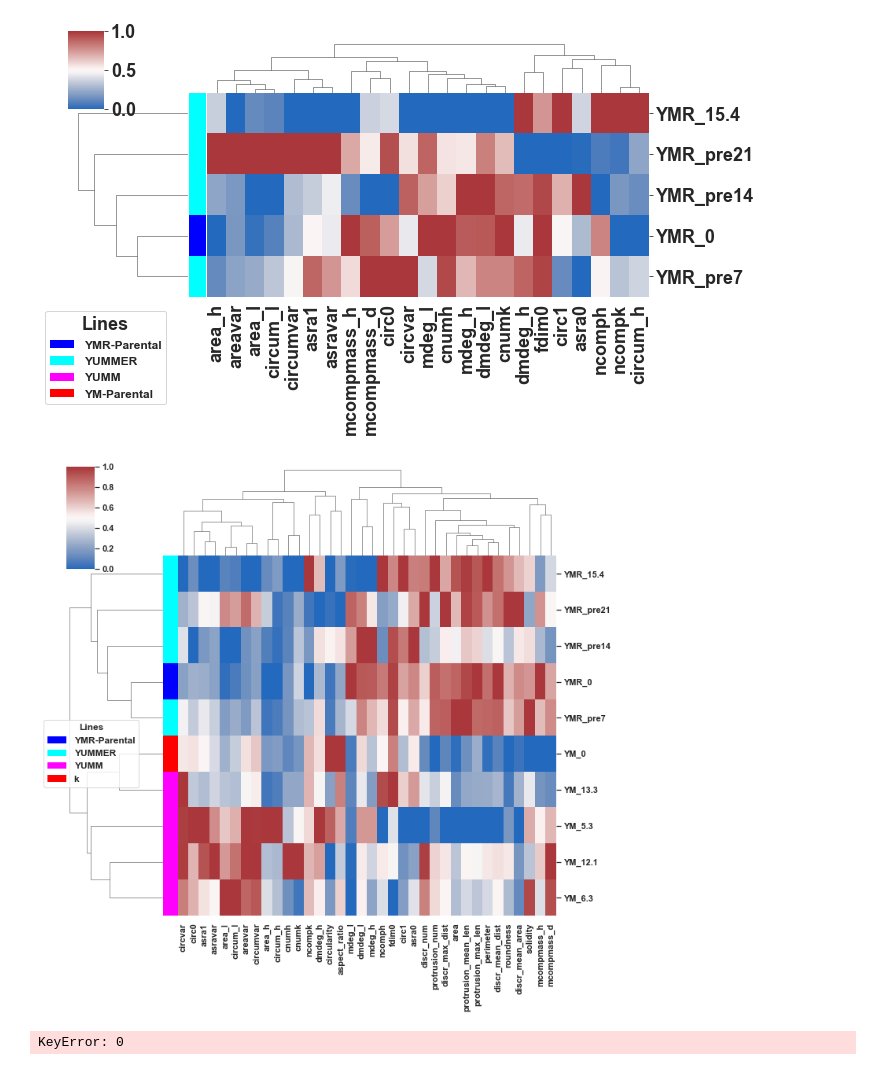
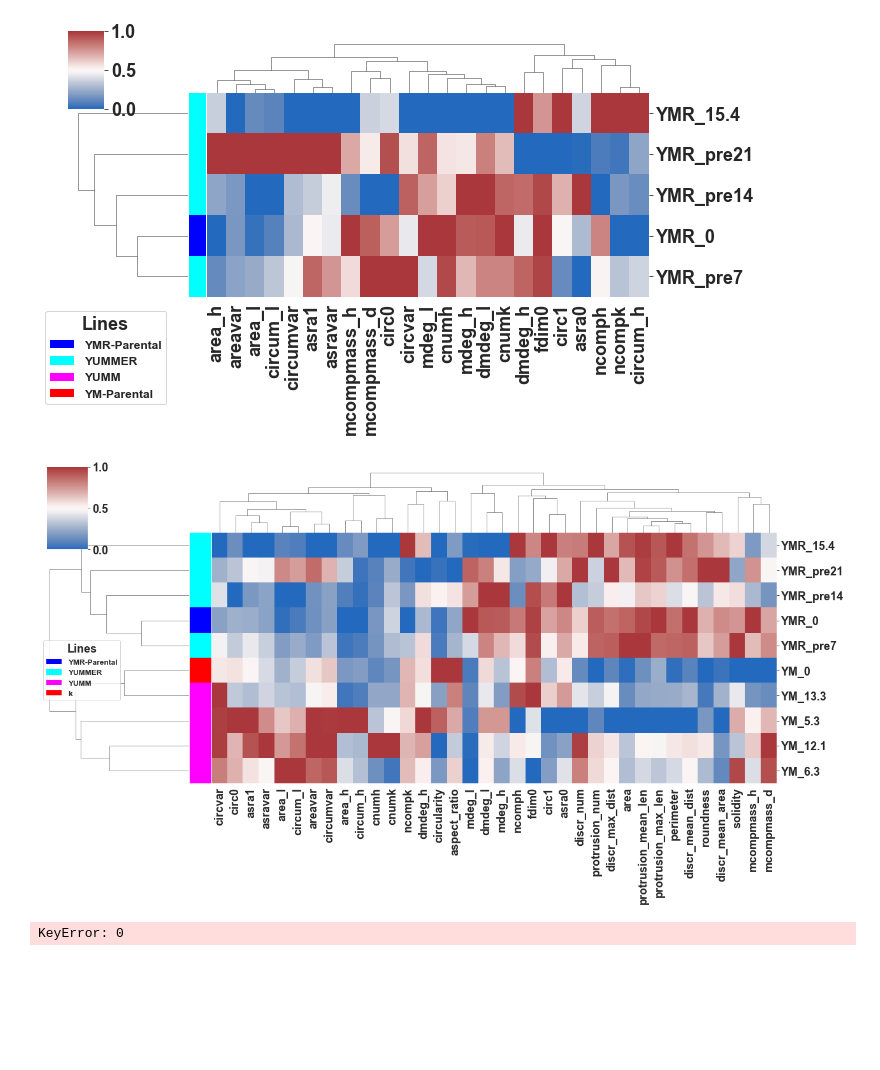
Before and after one commit to trevor-chan/research, a Jupyter notebook: morpho_scripts/Untitled.ipynb, the cells around one changed output. Cells and saved outputs as stored; diff of their text form; code cells hidden in the pictures; blank space fills up the shorter version.

```diff
--- a/morpho_scripts/Untitled.ipynb
+++ b/morpho_scripts/Untitled.ipynb
@@ -979,7 +979,7 @@ from scipy import stats
 sns.color_palette("coolwarm", as_cmap=True)
 
 #testdf = df.copy(deep=True)
-testdf = df.copy(deep=True)
+testdf = df_2d.copy(deep=True)
 
 lineages = testdf.pop('lineage')
 #testdf.pop('line')
@@ -991,7 +991,7 @@ lineages = testdf.pop('lineage')
 #print(dropindices)
 #testdf = testdf.drop(dropindices)
 #lineages = lineages.drop(dropindices)
-row_colors = [color_picker(lineage[0])[0] for lineage in df.loc[:,['lineage']].values]
+row_colors = [color_picker(lineage[0])[0] for lineage in df_2d.loc[:,['lineage']].values]
 #dropindices.sort(reverse=True)
 #for index in dropindices:
 #    del row_colors[index]
@@ -1008,5 +1008,5 @@ l1 = g.ax_col_dendrogram.legend(title='Lines', loc="center", ncol=1,
             bbox_to_anchor=(-0.23, -2.2),prop={'size': 12})
 
 #plt.title("hierarchical heatmap clustering YM+YMR SCC",loc="center")
-plt.savefig("hierarchical_heatmap_clustering.svg", format="svg")
+plt.savefig("figure_outputs/hierarchical_heatmap_clustering.svg", format="svg")
 # %% [output]
@@ -1014,5 +1014,5 @@ plt.savefig("hierarchical_heatmap_clustering.svg", format="svg")
 # %%
-testdf = df.copy(deep=True)
+testdf = df_2d.copy(deep=True)
 
 lineages = testdf.pop('lineage')
 #testdf.pop('line')
@@ -1024,7 +1024,7 @@ z = np.abs(stats.zscore(testdf))
 #print(dropindices)
 #testdf = testdf.drop(dropindices)
 #lineages = lineages.drop(dropindices)
-row_colors = [color_picker(lineage[0])[0] for lineage in df.loc[:,['lineage']].values]
+row_colors = [color_picker(lineage[0])[0] for lineage in df_2d.loc[:,['lineage']].values]
 #dropindices.sort(reverse=True)
 #for index in dropindices:
 #    del row_colors[index]
@@ -1067,7 +1067,7 @@ for label in np.unique(np.array(row_colors)):
 l1 = g.ax_col_dendrogram.legend(title='Lines', loc="center", ncol=1,
             bbox_to_anchor=(-0.23, -5.2),prop={'size': 12})
 #plt.title("hierarchical_heatmap_clustering YMR SCC")
-plt.savefig("hierarchical_heatmap_clustering_YMR.svg",format="svg")
+plt.savefig("figure_outputs/hierarchical_heatmap_clustering_YMR.svg",format="svg")
 # %% [output]
 [figure]
 [figure]
@@ -1081,37 +1081,37 @@ sns.color_palette("coolwarm", as_cmap=True)
 
 #testdf = df.copy(deep=True)
 testdf = combineddf.copy(deep=True)
 
 lineages = testdf.pop('lineage')
 #testdf.pop('line')
 #z = np.abs(stats.zscore(testdf))
 
 #threshold = 4
 #dropindices = list(dict.fromkeys(np.where(z>threshold)[0].tolist()))
 #dropindices = dropindices + [108,125,128,6] #added lineages manually checked and discarded
 #print(dropindices)
 #testdf = testdf.drop(dropindices)
 #lineages = lineages.drop(dropindices)
-row_colors = [color_picker(lineage[0])[0] for lineage in df.loc[:,['lineage']].values]
+row_colors = [color_picker(lineage[0])[0] for lineage in combineddf.loc[:,['lineage']].values]
 #dropindices.sort(reverse=True)
 #for index in dropindices:
 #    del row_colors[index]
 
 g = sns.clustermap(testdf,standard_scale=1,row_colors=row_colors, xticklabels=True,
-                   figsize = (10,10), cmap="vlag",yticklabels=lineages.iloc[:,0],)
+                   figsize = (18,10), cmap="vlag",yticklabels=lineages.iloc[:,0],)
 
 
 labeler = lambda label : 'YUMMER' if label=='cyan' or label=='navy' else ('YUMM' if label=='magenta'
                         else ('YMR-Parental' if label=='blue' else('YM-Parental' if label=='yellow' else 'k')))
 for label in np.unique(np.array(row_colors)):
     g.ax_col_dendrogram.bar(0, 0, color=label, label=labeler(label), linewidth=0)
 l1 = g.ax_col_dendrogram.legend(title='Lines', loc="center", ncol=1,
             bbox_to_anchor=(-0.23, -2.2),prop={'size': 12})
 
 #plt.title("hierarchical heatmap clustering YM+YMR SCC",loc="center")
-plt.savefig("2d3d_hierarchical_heatmap_clustering.svg", format="svg")
+plt.savefig("figure_outputs/2d3d_hierarchical_heatmap_clustering.svg", format="svg")
 # %% [output]
-[figure, old version]
+[figure, new version]
 # %%
 testdf = combineddf.copy(deep=True)
 
```
Also changed, not shown: parts of 7 cells of this notebook, 13 other files.
